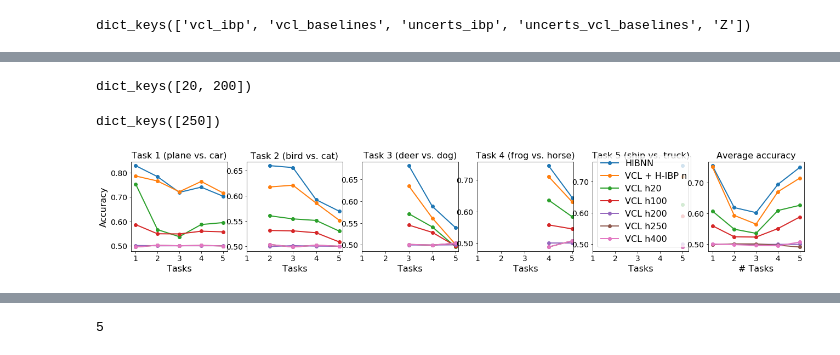
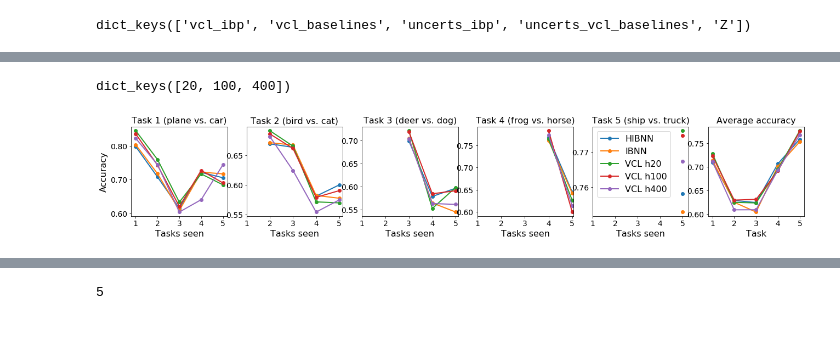
Before and after one commit to skezle/IBP_BNN, a Jupyter notebook: src/ibp_cifar_results.ipynb, the cells around one changed output, grey strips where cells are left out. Cells and saved outputs as stored; diff of their text form; code cells hidden in the pictures.

```diff
--- a/src/ibp_cifar_results.ipynb
+++ b/src/ibp_cifar_results.ipynb
@@ -15,15 +15,15 @@ import matplotlib.pyplot as plt
 # %% [markdown]
 # HIBP
 # %%
-with open('results/split_mnist_res5_hibp_l2_cifar10_a20.pkl', 'rb') as input_file:
+with open('results/split_mnist_cifar10_norm.pkl', 'rb') as input_file:
     d = pickle.load(input_file)
 d.keys()
 # alpha0=20, alpha=4
 # %% [output]
 dict_keys(['vcl_ibp', 'vcl_baselines', 'uncerts_ibp', 'uncerts_vcl_baselines', 'Z'])
 # %%
-with open('results/split_mnist_res5_hibp_lr_bl250_a20.pkl', 'rb') as input_file:
-    d_new = pickle.load(input_file)
-d_new.keys()
+with open('results/split_mnist_cifar10_ibp_norm.pkl', 'rb') as input_file:
+    d_ibp = pickle.load(input_file)
+d_ibp.keys()
 # %% [output]
 dict_keys(['vcl_ibp', 'vcl_baselines', 'uncerts_ibp', 'uncerts_vcl_baselines', 'Z'])
@@ -60,38 +30,22 @@ d_rs['opt_params']
 # %%
 d['vcl_baselines'].keys()
 # %% [output]
-dict_keys([20, 200])
+dict_keys([20, 100, 400])
-# %%
-d_new['vcl_baselines'].keys()
-# %% [output]
-dict_keys([250])
 # %%
 hibp_acc = d['vcl_ibp'] # 5, 5, 5
-hibp_acc_new = d_new['vcl_ibp']
-hibp_acc_rs = d_rs['vcl_ibp'] # 5, 5, 5
-hibp_acc_new_new = d_new_new['vcl_ibp']
+ibp_acc = d_ibp['vcl_ibp']
 vcl_result_h20 = d['vcl_baselines'][20]
-vcl_result_h100 = d_new_new['vcl_baselines'][100]
-vcl_result_h200 = d['vcl_baselines'][200]
-vcl_result_h250 = d_new['vcl_baselines'][250]
-vcl_result_h400 = d_new_new['vcl_baselines'][400]
+vcl_result_h100 = d['vcl_baselines'][100]
+vcl_result_h400 = d['vcl_baselines'][400]
 _hibp_acc = np.mean(hibp_acc, 0)
-_hibp_acc_new = np.mean(hibp_acc_new, 0)
-_hibp_acc_rs = np.mean(hibp_acc_rs, 0)
-_hibp_acc_new_new = np.mean(hibp_acc_new_new, 0)
+_ibp_acc = np.mean(ibp_acc, 0)
 _vcl_result_h20 = np.mean(vcl_result_h20, 0)
 _vcl_result_h100 = np.mean(vcl_result_h100, 0)
-_vcl_result_h200 = np.mean(vcl_result_h200, 0)
-_vcl_result_h250 = np.mean(vcl_result_h250, 0)
 _vcl_result_h400 = np.mean(vcl_result_h400, 0)
 __hibp_acc = np.nanmean(hibp_acc, (0,1))
-__hibp_acc_new = np.nanmean(hibp_acc_new, (0,1))
-__hibp_acc_rs = np.nanmean(hibp_acc_rs, (0,1))
-__hibp_acc_new_new = np.nanmean(hibp_acc_new_new, (0,1))
+__ibp_acc = np.nanmean(ibp_acc, (0,1))
 __vcl_result_h20 = np.nanmean(vcl_result_h20, (0,1))
 __vcl_result_h100 = np.nanmean(vcl_result_h100, (0,1))
-__vcl_result_h200 = np.nanmean(vcl_result_h200, (0,1))
-__vcl_result_h250 = np.nanmean(vcl_result_h250, (0,1))
 __vcl_result_h400 = np.nanmean(vcl_result_h400, (0,1))
 # %%
 from matplotlib.ticker import FormatStrFormatter
@@ -108,39 +62,35 @@ titles = {0: "Task 1 (plane vs. car)",
           2: "Task 3 (deer vs. dog)",
           3: "Task 4 (frog vs. horse)",
           4: "Task 5 (ship vs. truck)"}
 no_tasks=5
 fig, ax = plt.subplots(1, 6, figsize=(22, 3))
 for i in range(no_tasks):
     ax[i].plot(np.arange(len(_hibp_acc[:, i]))+1, _hibp_acc[:, i], label='HIBNN', marker='o', linewidth=lw)
-    ax[i].plot(np.arange(len(_hibp_acc[:, i]))+1, _hibp_acc_new_new[:, i], label='VCL + H-IBP n', marker='o', linewidth=lw)
+    ax[i].plot(np.arange(len(_ibp_acc[:, i]))+1, _ibp_acc[:, i], label='IBNN', marker='o', linewidth=lw)
     ax[i].plot(np.arange(len(_vcl_result_h20[:, i]))+1, _vcl_result_h20[:, i], label='VCL h20', marker='o', linewidth=lw)
     ax[i].plot(np.arange(len(_vcl_result_h100[:, i]))+1, _vcl_result_h100[:, i], label='VCL h100', marker='o', linewidth=lw)
-    ax[i].plot(np.arange(len(_vcl_result_h200[:, i]))+1, _vcl_result_h200[:, i], label='VCL h200', marker='o', linewidth=lw)
-    ax[i].plot(np.arange(len(_vcl_result_h250[:, i]))+1, _vcl_result_h250[:, i], label='VCL h250', marker='o', linewidth=lw)
-    ax[i].plot(np.arange(len(_vcl_result_h400[:, i]))+1, _vcl_result_h250[:, i], label='VCL h400', marker='o', linewidth=lw)
+    ax[i].plot(np.arange(len(_vcl_result_h400[:, i]))+1, _vcl_result_h400[:, i], label='VCL h400', marker='o', linewidth=lw)
     ax[i].set_title(titles[i], fontsize=legend_size)
     ax[i].set_xticks(range(1, len(_hibp_acc[:,i])+1))
     ax[i].set_xlabel('Tasks seen', fontsize=legend_size)
     ax[i].yaxis.set_major_formatter(FormatStrFormatter('%.2f'))
     ax[i].tick_params(labelsize=tick_size)
     if i == 4:
         ax[i].legend(fontsize=legend_size)
     if i == 0:
         ax[i].set_ylabel('Accuracy', fontsize=legend_size)
-ax[5].plot(np.arange(len(__hibp_acc))+1, __hibp_acc, label='VCL + H-IBP', marker='o', linewidth=lw)
-ax[5].plot(np.arange(len(__hibp_acc))+1, __hibp_acc_new_new, label='VCL + H-IBP n', marker='o', linewidth=lw)
+ax[5].plot(np.arange(len(__hibp_acc))+1, __hibp_acc, label='HIBNN', marker='o', linewidth=lw)
+ax[5].plot(np.arange(len(__hibp_acc))+1, __ibp_acc, label='IBNN', marker='o', linewidth=lw)
 ax[5].plot(np.arange(len(__hibp_acc))+1, __vcl_result_h20, label='VCL 20', marker='o', linewidth=lw)
 ax[5].plot(np.arange(len(__hibp_acc))+1, __vcl_result_h100, label='VCL 100', marker='o', linewidth=lw)
-ax[5].plot(np.arange(len(__hibp_acc))+1, __vcl_result_h200, label='VCL 200', marker='o', linewidth=lw)
-ax[5].plot(np.arange(len(__hibp_acc))+1, __vcl_result_h250, label='VCL 250', marker='o', linewidth=lw)
 ax[5].plot(np.arange(len(__hibp_acc))+1, __vcl_result_h400, label='VCL 400', marker='o', linewidth=lw)
 ax[5].set_xticks(range(1, len(_hibp_acc)+1))
 ax[5].set_title('Average accuracy', fontsize=legend_size)
 ax[5].set_xlabel('Task', fontsize=legend_size)
 ax[5].tick_params(labelsize=tick_size)
 ax[5].yaxis.set_major_formatter(FormatStrFormatter('%.2f'))
 #ax[5].legend()
 #plt.savefig("plots/accs_all_hibp_cifar_mh_l1.pdf", bbox_inches='tight')
 fig.show()
 # %% [output]
-[figure, old version]
+[figure, new version]
```
Also changed, not shown: parts of 30 cells of this notebook.
